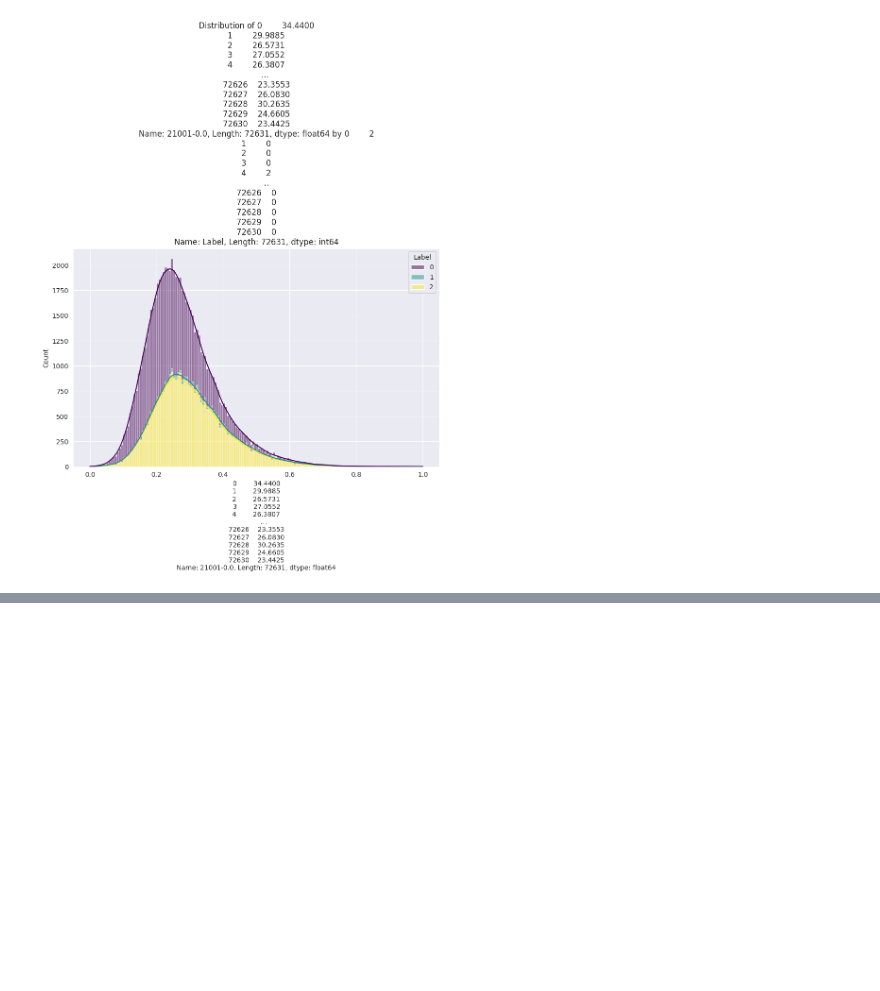
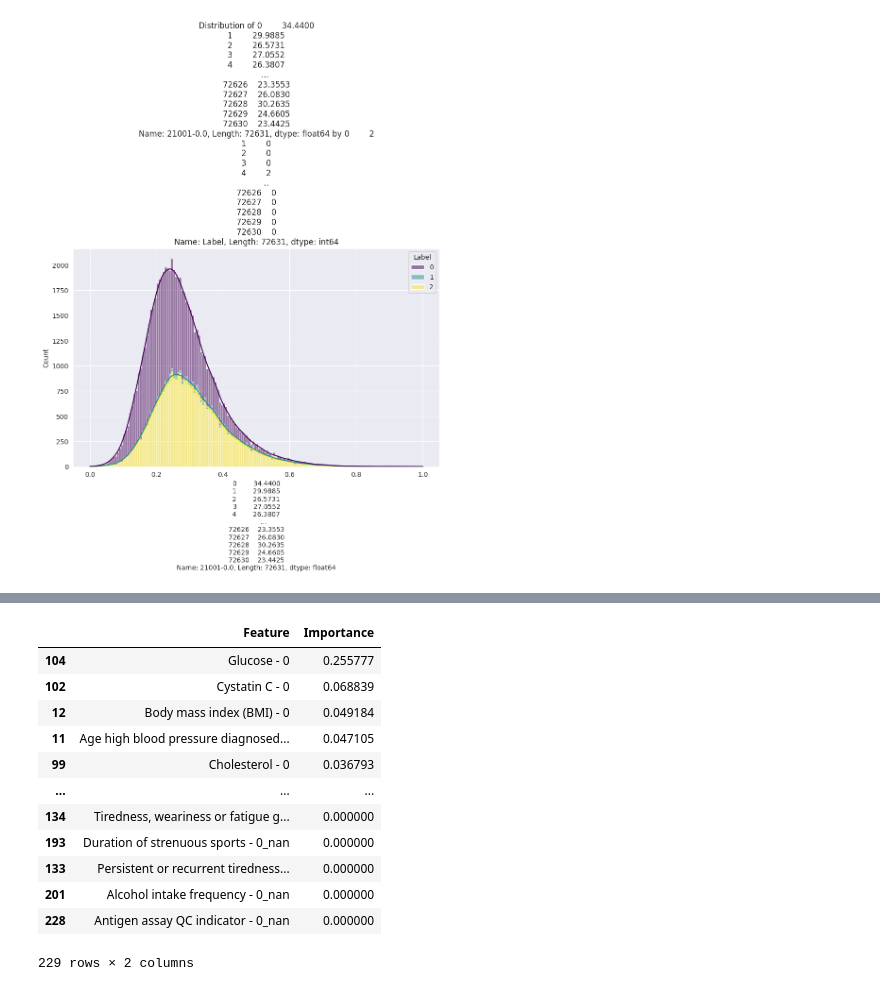
Before and after one commit to OfekShcherb/Finding-Differences-in-Diagnosis-of-Pancreatic-Cancer-and-Type-II-Diabetes-Mellitus, a Jupyter notebook: test.ipynb, the cells around one changed output, grey strips where cells are left out. Saved outputs shown, nothing was run; the diff lists cells and outputs as text; code cells hidden in the pictures; blank space fills up the shorter version.

```diff
--- a/test.ipynb
+++ b/test.ipynb
@@ -181,0 +315,22 @@ train_df = train_df.drop(columns=(father_diagnosis_codes + mother_diagnosis_code
+# %%
+importances = GB_model.feature_importances_
+feature_names = test_group_df.drop(columns=['Label']).columns
+importance_df = pd.DataFrame({'Feature': feature_names, 'Importance': importances})
+
+# Sort the DataFrame by importance
+importance_df = importance_df.sort_values(by='Importance', ascending=False)
+importance_df
+# %% [output]
+|  | Feature | Importance |
+| 104 | Glucose - 0 | 0.255777 |
+| 102 | Cystatin C - 0 | 0.068839 |
+| 12 | Body mass index (BMI) - 0 | 0.049184 |
+| 11 | Age high blood pressure diagnosed... | 0.047105 |
+| 99 | Cholesterol - 0 | 0.036793 |
+| ... | ... | ... |
+| 134 | Tiredness, weariness or fatigue g... | 0.000000 |
+| 193 | Duration of strenuous sports - 0_nan | 0.000000 |
+| 133 | Persistent or recurrent tiredness... | 0.000000 |
+| 201 | Alcohol intake frequency - 0_nan | 0.000000 |
+| 228 | Antigen assay QC indicator - 0_nan | 0.000000 |
+229 rows × 2 columns
```
Also changed, not shown: parts of 38 cells of this notebook, 9 other files.
